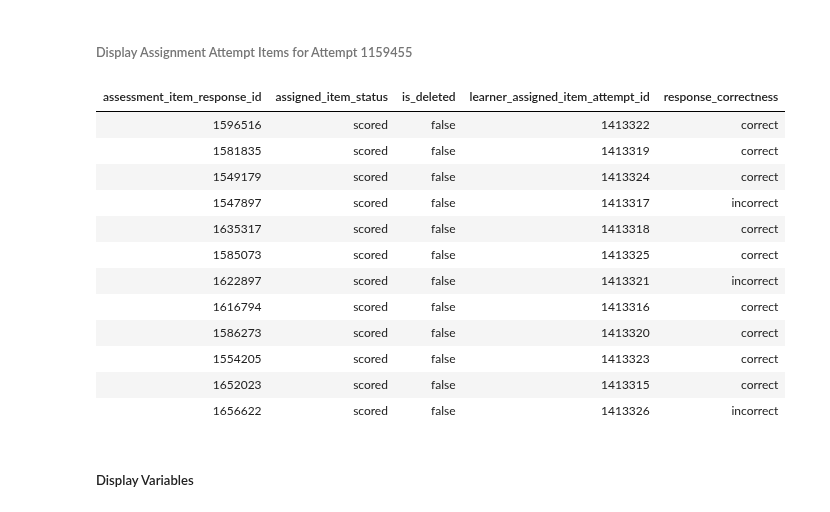
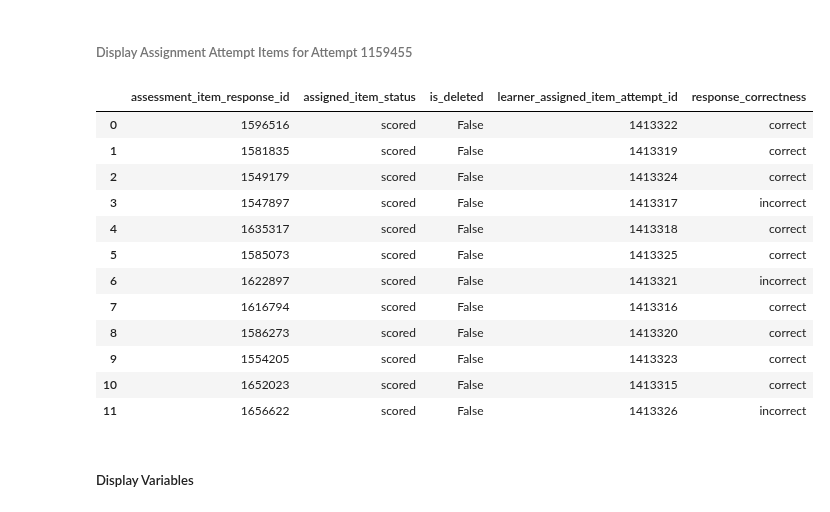
Before and after one commit to dlhinkley/c772-capstone-project, a Jupyter notebook: juniper/C772 Capstone Summarization Sub-Notebook.ipynb, the cells around one changed output. Drawn from its saved outputs; the diff is of its cells as text; code cells hidden in the pictures.

```diff
--- a/juniper/C772 Capstone Summarization Sub-Notebook.ipynb
+++ b/juniper/C772 Capstone Summarization Sub-Notebook.ipynb
@@ -272,21 +275,21 @@ display( dfRaw.filter( F.col('assessment_instance_attempt_id') == 1115526 ).sele
 # %% [markdown]
 ###### Display Assignment Attempt Items for Attempt 1159455
 # %%
-display( dfRaw.filter( F.col('assessment_instance_attempt_id') == 1159455 ).select(*itemAttemptVars).distinct() )
+dfRaw.filter( F.col('assessment_instance_attempt_id') == 1159455 ).select(*itemAttemptVars).distinct().toPandas()
 # %% [output]
-| assessment_item_response_id | assigned_item_status | is_deleted | learner_assigned_item_attempt_id | response_correctness |
-| 1596516 | scored | false | 1413322 | correct |
-| 1581835 | scored | false | 1413319 | correct |
-| 1549179 | scored | false | 1413324 | correct |
-| 1547897 | scored | false | 1413317 | incorrect |
-| 1635317 | scored | false | 1413318 | correct |
-| 1585073 | scored | false | 1413325 | correct |
-| 1622897 | scored | false | 1413321 | incorrect |
-| 1616794 | scored | false | 1413316 | correct |
-| 1586273 | scored | false | 1413320 | correct |
-| 1554205 | scored | false | 1413323 | correct |
-| 1652023 | scored | false | 1413315 | correct |
-| 1656622 | scored | false | 1413326 | incorrect |
+|  | assessment_item_response_id | assigned_item_status | is_deleted | learner_assigned_item_attempt_id | response_correctness |
+| 0 | 1596516 | scored | False | 1413322 | correct |
+| 1 | 1581835 | scored | False | 1413319 | correct |
+| 2 | 1549179 | scored | False | 1413324 | correct |
+| 3 | 1547897 | scored | False | 1413317 | incorrect |
+| 4 | 1635317 | scored | False | 1413318 | correct |
+| 5 | 1585073 | scored | False | 1413325 | correct |
+| 6 | 1622897 | scored | False | 1413321 | incorrect |
+| 7 | 1616794 | scored | False | 1413316 | correct |
+| 8 | 1586273 | scored | False | 1413320 | correct |
+| 9 | 1554205 | scored | False | 1413323 | correct |
+| 10 | 1652023 | scored | False | 1413315 | correct |
+| 11 | 1656622 | scored | False | 1413326 | incorrect |
 # %% [markdown]
 ##### Display Variables
 # %% [markdown]
```
Also changed, not shown: parts of 49 cells of this notebook, 1 other file.
